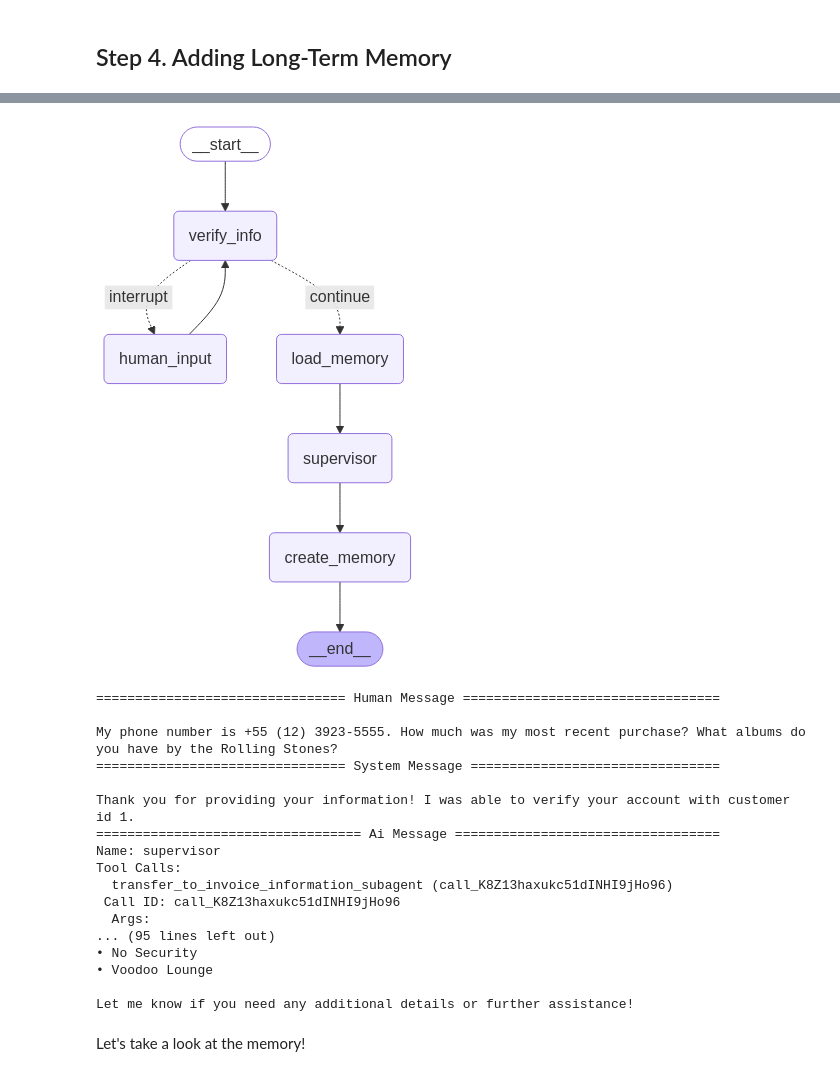
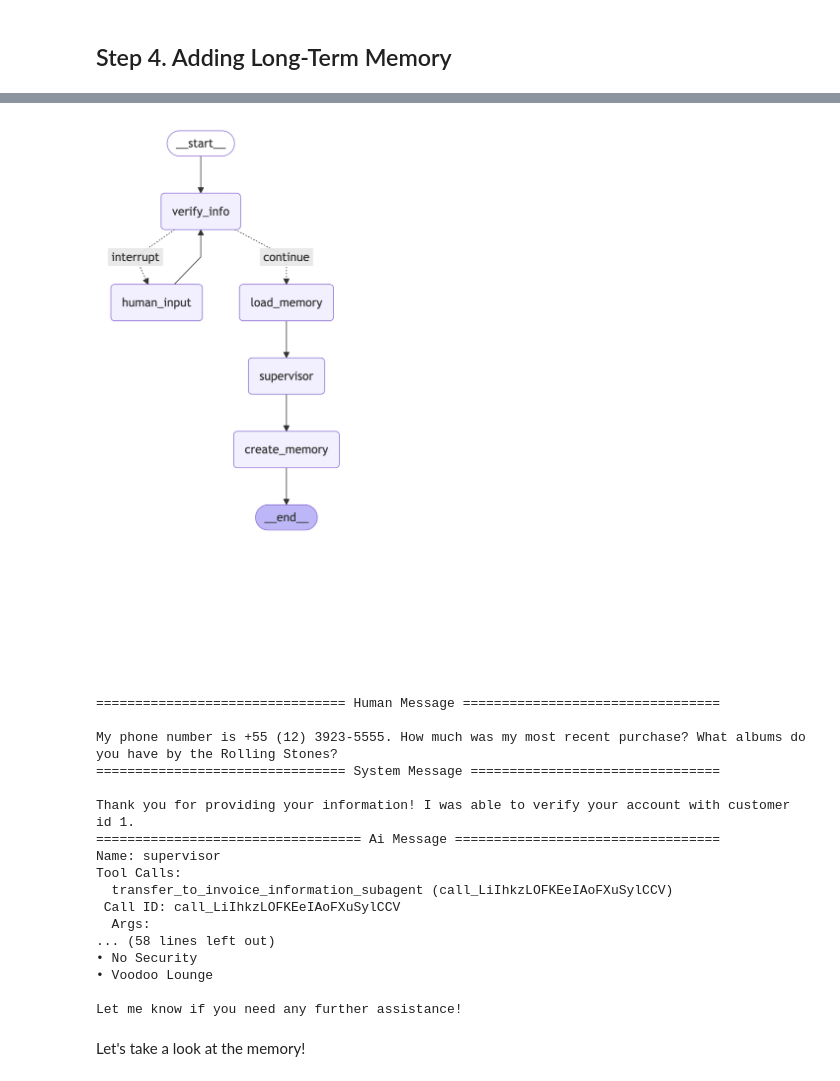
Before and after one commit to catherine-langchain/LangGraph-Multi-Agent-101, a Jupyter notebook: multi-agent-101.ipynb, the cells around one changed output, grey strips where cells are left out. Saved outputs shown, nothing was run; the diff lists cells and outputs as text; code cells hidden in the pictures.

```diff
--- a/multi-agent-101.ipynb
+++ b/multi-agent-101.ipynb
@@ -693,7 +702,7 @@ display(Image(multi_agent_verify_graph.get_graph().draw_mermaid_png()))
 Let's test it out!
 # %%
 question = "How much was my most recent purchase?"
-thread_3 = {"configurable": {"thread_id": "9"}}
+thread_3 = {"configurable": {"thread_id": "4"}}
 
 result = multi_agent_verify_graph.invoke({"messages": [HumanMessage(content=question)]}, config = thread_3)
 for message in result["messages"]:
@@ -801,7 +810,7 @@ class UserProfile(BaseModel):
         description="The customer ID of the customer"
     )
     music_preferences: List[str] = Field(
-        description="The music preferences of the customer"
+        description="The artist preferences of the customer"
     )
 # %%
 create_memory_prompt = """You are an expert analyst that is observing a conversation that has taken place between a customer and a customer support assistant. The customer support assistant works for a digital music store, and has utilized a multi-agent team to answer the customer's request.
@@ -874,13 +879,14 @@ multi_agent_final.add_edge("load_memory", "supervisor")
 multi_agent_final.add_edge("supervisor", "create_memory")
 multi_agent_final.add_edge("create_memory", END)
 multi_agent_final_graph = multi_agent_final.compile(name="multi_agent_verify", checkpointer=checkpointer, store=in_memory_store)
-
-display(Image(multi_agent_final_graph.get_graph().draw_mermaid_png()))
-# %% [output]
-[figure, removed]
+# %%
+# Visualize the Graph
+display(Image(multi_agent_final_graph.get_graph().draw_mermaid_png(draw_method=MermaidDrawMethod.PYPPETEER, padding = 200)))
+# %% [output]
+[figure, added]
 # %%
 question = "My phone number is +55 (12) 3923-5555. How much was my most recent purchase? What albums do you have by the Rolling Stones?"
-thread_4 = {"configurable": {"thread_id": "10"}}
+thread_4 = {"configurable": {"thread_id": "5"}}
 
 result = multi_agent_final_graph.invoke({"messages": [HumanMessage(content=question)]}, config = thread_4)
 for message in result["messages"]:
@@ -895,14 +901,14 @@ Thank you for providing your information! I was able to verify your account with
 ================================== Ai Message ==================================
 Name: supervisor
 Tool Calls:
-  transfer_to_invoice_information_subagent (call_K8Z13haxukc51dINHI9jHo96)
- Call ID: call_K8Z13haxukc51dINHI9jHo96
+  transfer_to_invoice_information_subagent (call_LiIhkzLOFKEeIAoFXuSylCCV)
+ Call ID: call_LiIhkzLOFKEeIAoFXuSylCCV
   Args:
-... (95 lines left out)
+... (58 lines left out)
 • No Security
 • Voodoo Lounge
 
-Let me know if you need any additional details or further assistance!
+Let me know if you need any further assistance!
 # %% [markdown]
 Let's take a look at the memory!
 # %%
```
Also changed, not shown: parts of 14 cells of this notebook, 1 other file.
